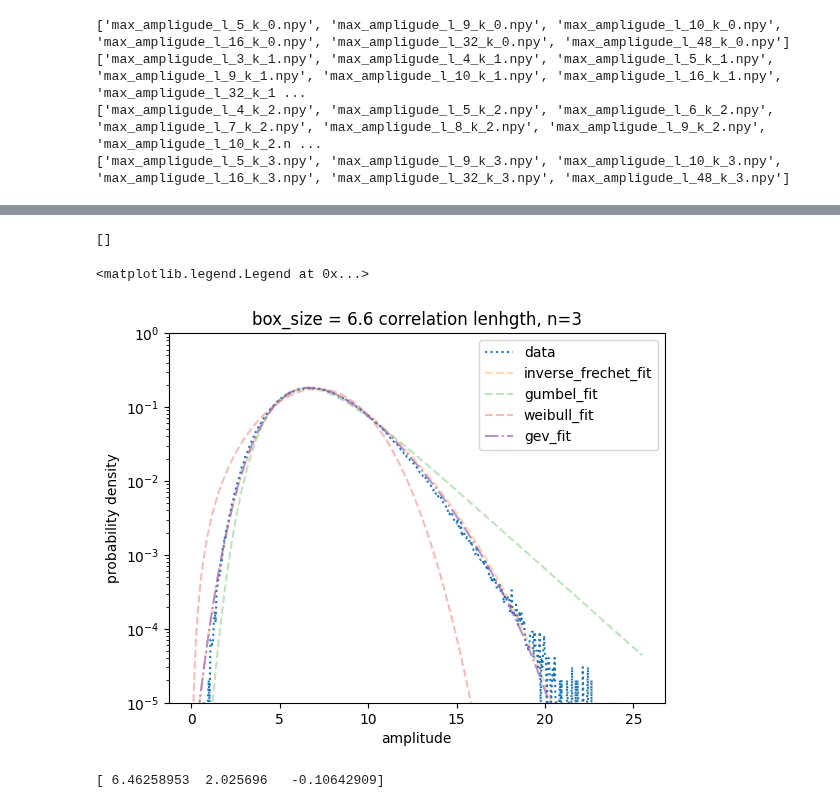
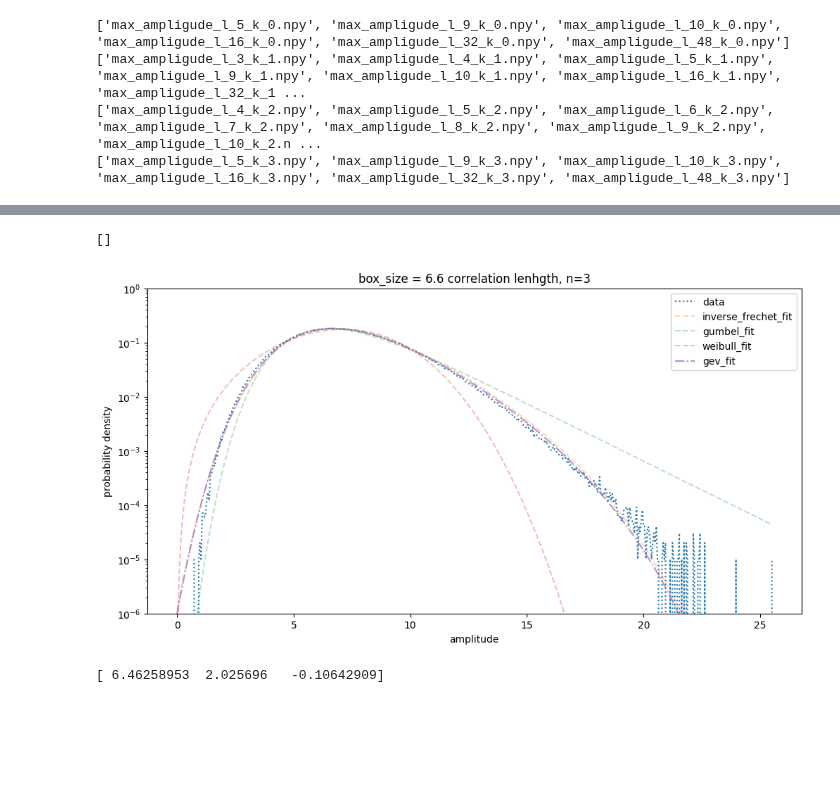
Before and after one commit to khchoi-physik/pbh_simulations, a Jupyter notebook: curve_fitting.ipynb, the cells around one changed output, grey strips where cells are left out. Saved outputs shown, nothing was run; the diff lists cells and outputs as text; code cells hidden in the pictures; blank space fills up the shorter version.

Commit message:
Updates on figure sizes

```diff
--- a/curve_fitting.ipynb
+++ b/curve_fitting.ipynb
@@ -233,41 +230,45 @@ for k_power in k_power_list:
  # @title Other EVD Fitting ( Weibull & Frechet)
 
 l = 16
+k_power = 3
+
 npy_list = glob.glob(f'max_ampligude_l_{l}*.npy')
 print(npy_list)
 
 
 os.chdir(folder_path)
 #data = np.load(f'max_ampligude_l_16_k_3.npy')
 
 data = np.load('max_ampligude_l_16_k_3.npy')
 os.chdir(frechet_path)
 
 hists, bins = np.histogram(data, density =True, bins= bins_sizes)
 # params_frechet = sp.optimize.curve_fit(frechet, bins[1:], hists , p0=[-4,18,1]) # fit frechet
 params_gumbel  = sp.optimize.curve_fit(gumbel, bins[1:], hists) # fit gumbel
 params_weibull = sp.optimize.curve_fit(weibull, bins[1:], hists) # fit weibull
 params_gev = sp.optimize.curve_fit(gev, bins[1:], hists, p0=[11 , 2 , 0.1]) # fit gev
 
 xrange = np.linspace(0,bins[1:].max(), bins[1:].shape[0]) # define xrange by bin size and bin location
 
+plt.figure(figsize=(12,6) )
 plt.plot(bins[1:],hists, label='data', alpha=1, linestyle = 'dotted') # plot data
 
 plt.plot(xrange, frechet(xrange, -9.24038403, -18.96317549,  25.49588096), label= 'inverse_frechet_fit', alpha=0.3, linestyle = 'dashed') # plot frechet
 plt.plot(xrange, gumbel(xrange, *params_gumbel[0]), label= 'gumbel_fit', alpha=0.3, linestyle = 'dashed') # plot gumbel
 plt.plot(xrange, weibull(xrange, *params_weibull[0]), label= 'weibull_fit', alpha=0.3, linestyle = 'dashed') # plot weibull
 plt.plot(xrange, gev(xrange, *params_gev[0]), label= 'gev_fit', alpha=0.7, linestyle = 'dashdot') # plot weibull
 plt.xlabel('amplitude')
 plt.ylabel('probability density')
 plt.yscale('log')
-plt.ylim(1e-5,1)
+plt.ylim(1e-6,1)
 plt.title(f'box_size = {(2*l+1)/5} correlation lenhgth, n=3')
 
 plt.legend()
+
+plt.savefig(f'Fitted_data_l_{2*l+1}_k_{k_power}.pdf')
 # %% [output]
 []
-<matplotlib.legend.Legend at 0x...>
-[figure, old version]
+[figure, new version]
 # %%
 print(params_gev[0])
 # %% [output]
```
Also changed, not shown: parts of 1 cell of this notebook.
